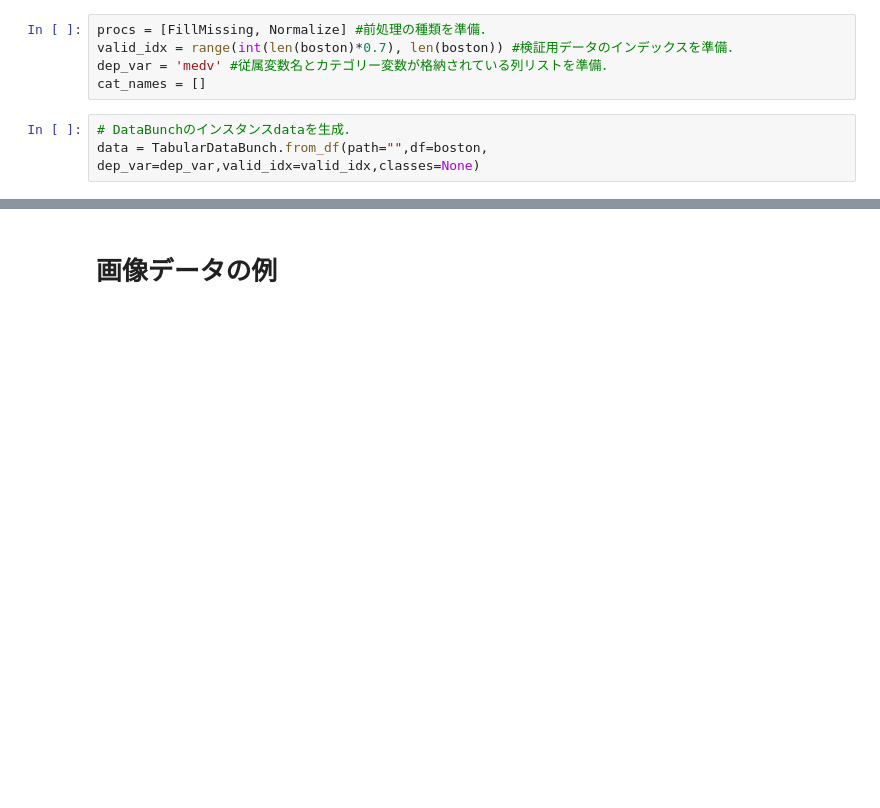
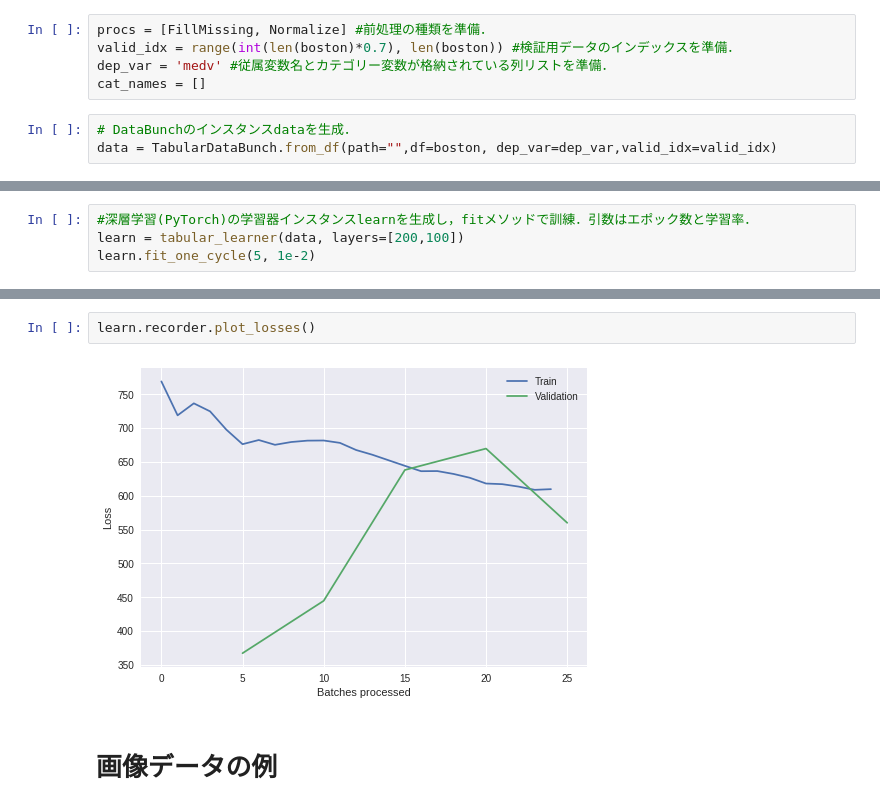
Before and after one commit to mickeykubo/fastai-v1, a Jupyter notebook: fastai_training_ver1.ipynb, the cells around one changed output, grey strips where cells are left out. Saved outputs shown, nothing was run; the diff lists cells and outputs as text; blank space fills up the shorter version.

```diff
--- a/fastai_training_ver1.ipynb
+++ b/fastai_training_ver1.ipynb
@@ -680,4 +677,4 @@ dep_var = 'medv' #従属変数名とカテゴリー変数が格納されてい
 cat_names = []
 # %%
 # DataBunchのインスタンスdataを生成．
-data = TabularDataBunch.from_df(path="",df=boston, dep_var=dep_var,valid_idx=valid_idx,classes=None)
+data = TabularDataBunch.from_df(path="",df=boston, dep_var=dep_var,valid_idx=valid_idx)
@@ -687,0 +681,4 @@ TabularDataBunch.from_df??
+# %%
+#深層学習(PyTorch)の学習器インスタンスlearnを生成し，fitメソッドで訓練．引数はエポック数と学習率．
+learn = tabular_learner(data, layers=[200,100])
+learn.fit_one_cycle(5, 1e-2)
@@ -688,3 +693,7 @@ TabularDataBunch.from_df??
+# %%
+learn.recorder.plot_losses()
+# %% [output]
+[figure, added]
 # %% [markdown]
 # 画像データの例
 # %%
```
Also changed, not shown: parts of 9 cells of this notebook.
